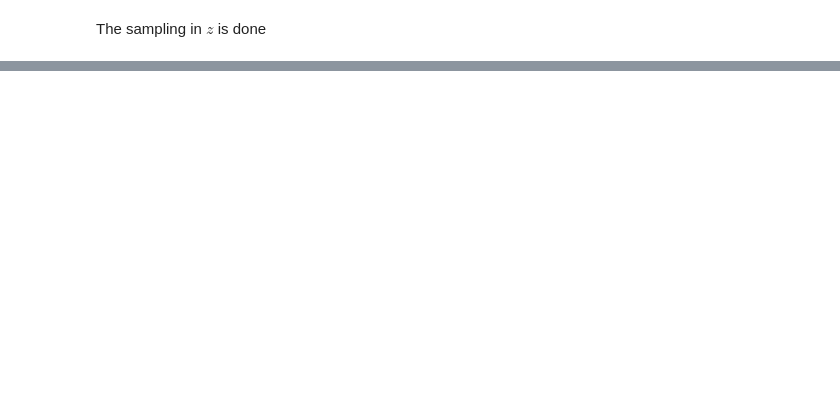
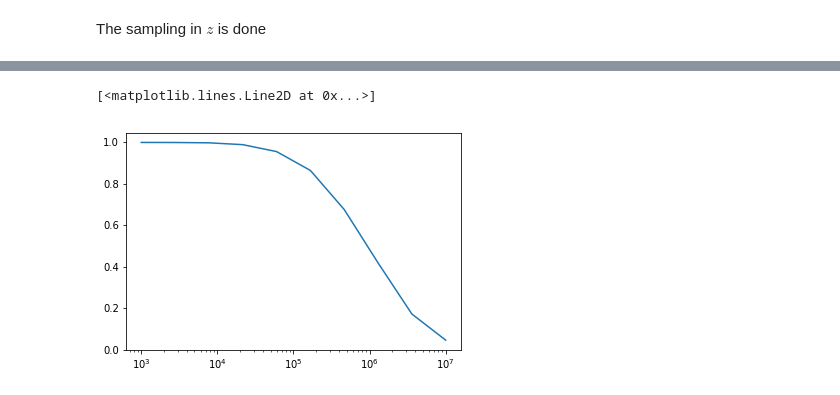
Before and after one commit to 13601121899/GWtoolbox_pathfinder, a Jupyter notebook: Normalization.ipynb, the cells around one changed output, grey strips where cells are left out. Cells and saved outputs as stored; diff of their text form; code cells hidden in the pictures; blank space fills up the shorter version.

```diff
--- a/Normalization.ipynb
+++ b/Normalization.ipynb
@@ -9,7 +9,7 @@ def F(Z):
     return integrate.quad(lambda z:1.0/np.sqrt(z**3+1),0,Z)[0]
 # %%
 OmegaL=0.683;
-OmegaM=1.0-0.683;
+OmegaM=1.0-OmegaL;
 h=0.7 # reduced Hubble constant
 A=(OmegaL/OmegaM)**0.3333
 DH=3001.0/h # Mpc
@@ -103,7 +90,7 @@ psisampled=np.random.uniform(0,3.14159,size=NM)
 M0=1.31 #solar mass
 D0=1e3 #Kpc
 rho0=5.5e7
-rhocri=1e5
+#rhocri=1e5
 def F1(cth,phi,psi):
     plus=-0.433*((1.0+cth**2)*np.sin(2.0*phi)*np.cos(2.0*psi)+2.0*cth*np.cos(2.0*phi)*np.sin(2.0*psi))
     cross=0.433*((1.0+cth**2)*np.sin(2.0*phi)*np.sin(2.0*psi)-2.0*cth*np.cos(2.0*phi)*np.cos(2.0*psi))
@@ -111,7 +98,7 @@ def F1(cth,phi,psi):
 def rho(M,D,cth,phi,ci,psi):
     result=M/M0*D0/D*np.sqrt((1+ci**2)**2*F1(cth,phi,psi)[0]**2+4.*ci**2*F1(cth,phi,psi)[1]**2)*rho0
     return result
-def f(M,D,cth,phi,ci,psi):
+def f(M,D,cth,phi,ci,psi,rhocri):
     rhothis=rho(M,D,cth,phi,ci,psi)
     if rhothis>=rhocri:
         result=1.
@@ -122,7 +109,7 @@ def f(M,D,cth,phi,ci,psi):
 summ=0
 for i in range(0,NM):
     D=Dl(zsampled[i])
-    summ=summ+f(Msampled[i],D,cthsampled[i],phisampled[i],cosisampled[i],psisampled[i])
+    summ=summ+f(Msampled[i],D,cthsampled[i],phisampled[i],cosisampled[i],psisampled[i],1e5)
 average=summ/NM
-print(average)
+print("The fraction is %f" % average)
 # %% [output]
@@ -135,0 +117,16 @@ print(average)
+# %%
+def Percent(cri):
+    summ=0
+    for i in range(0,NM):
+        D=Dl(zsampled[i])
+        summ=summ+f(Msampled[i],D,cthsampled[i],phisampled[i],cosisampled[i],psisampled[i],cri)
+    average=summ/NM
+    return average
+# %%
+CRI=np.logspace(3,7,num=10)
+AVE=[Percent(c) for c in CRI]
+plt.xscale('log')
+plt.plot(CRI,AVE)
+# %% [output]
+[<matplotlib.lines.Line2D at 0x...>]
+[figure, added]
```
Also changed, not shown: parts of 7 cells of this notebook.
